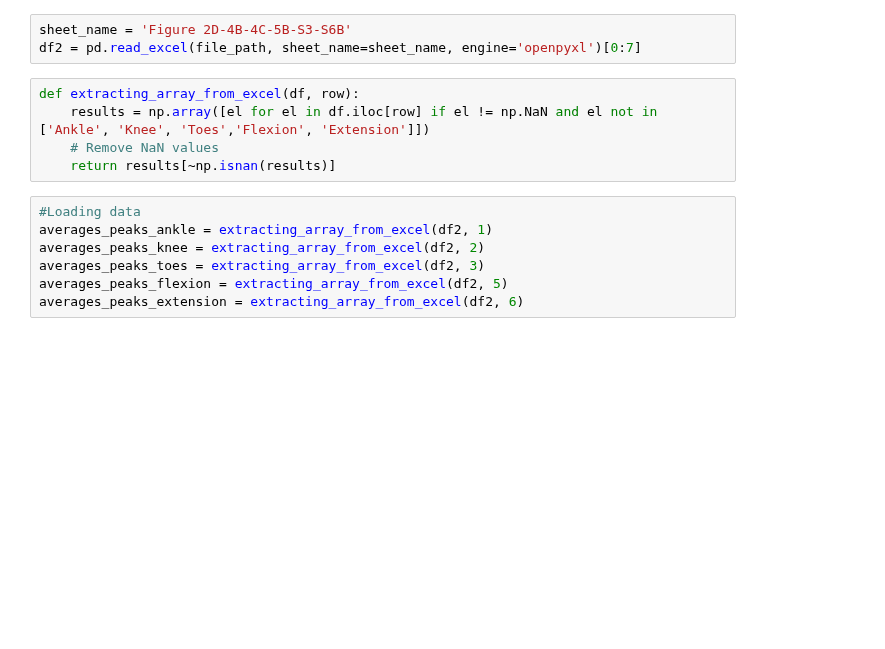
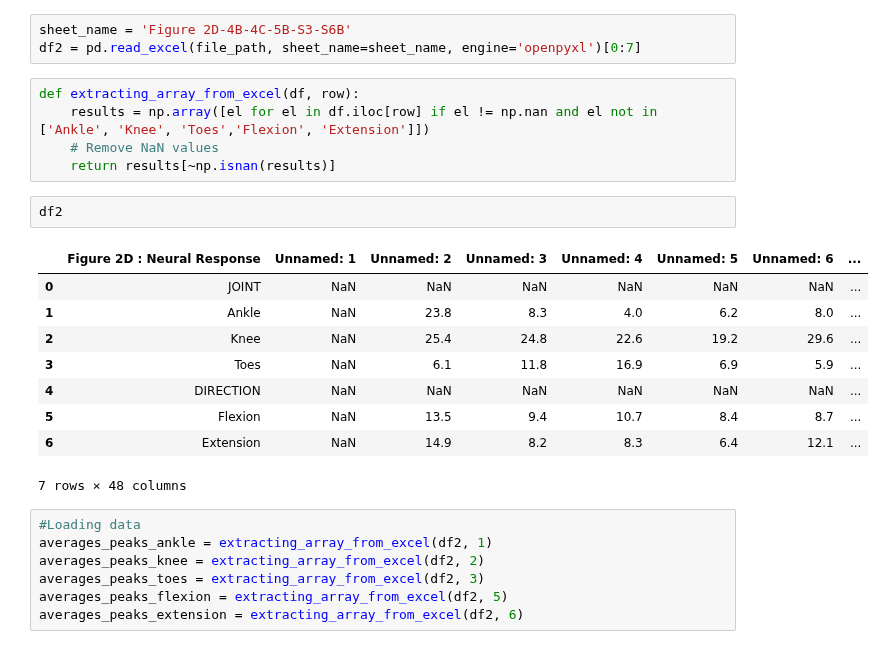
Before and after one commit to rossicecilia/intraneural_phantom_leg, a Jupyter notebook: intraneural_phantom_leg/plots/eng_analysis.ipynb, the cells around one changed output. Cells and saved outputs as stored; diff of their text form; blank space fills up the shorter version.

```diff
--- a/intraneural_phantom_leg/plots/eng_analysis.ipynb
+++ b/intraneural_phantom_leg/plots/eng_analysis.ipynb
@@ -158,9 +158,21 @@ sheet_name = 'Figure 2D-4B-4C-5B-S3-S6B'
 df2 = pd.read_excel(file_path, sheet_name=sheet_name, engine='openpyxl')[0:7]
 # %%
 def extracting_array_from_excel(df, row):
-    results = np.array([el for el in df.iloc[row] if el != np.NaN and el not in ['Ankle', 'Knee', 'Toes','Flexion', 'Extension']])
+    results = np.array([el for el in df.iloc[row] if el != np.nan and el not in ['Ankle', 'Knee', 'Toes','Flexion', 'Extension']])
     # Remove NaN values
     return results[~np.isnan(results)]
+# %%
+df2
+# %% [output]
+|  | Figure 2D : Neural Response | Unnamed: 1 | Unnamed: 2 | Unnamed: 3 | Unnamed: 4 | Unnamed: 5 | Unnamed: 6 | ... |
+| 0 | JOINT | NaN | NaN | NaN | NaN | NaN | NaN | ... |
+| 1 | Ankle | NaN | 23.8 | 8.3 | 4.0 | 6.2 | 8.0 | ... |
+| 2 | Knee | NaN | 25.4 | 24.8 | 22.6 | 19.2 | 29.6 | ... |
+| 3 | Toes | NaN | 6.1 | 11.8 | 16.9 | 6.9 | 5.9 | ... |
+| 4 | DIRECTION | NaN | NaN | NaN | NaN | NaN | NaN | ... |
+| 5 | Flexion | NaN | 13.5 | 9.4 | 10.7 | 8.4 | 8.7 | ... |
+| 6 | Extension | NaN | 14.9 | 8.2 | 8.3 | 6.4 | 12.1 | ... |
+7 rows × 48 columns
 # %%
 #Loading data
 averages_peaks_ankle = extracting_array_from_excel(df2, 1)
```
Also changed, not shown: parts of 2 cells of this notebook, 3 other files.
